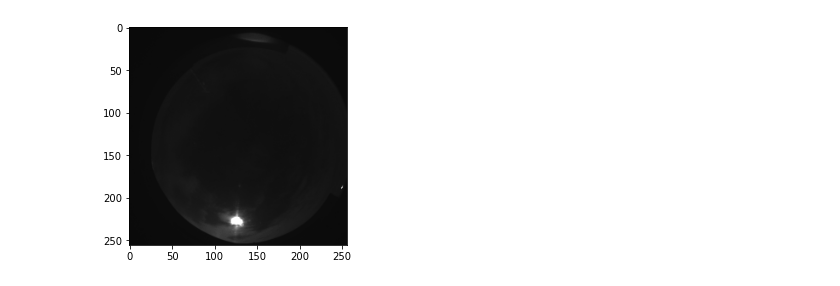
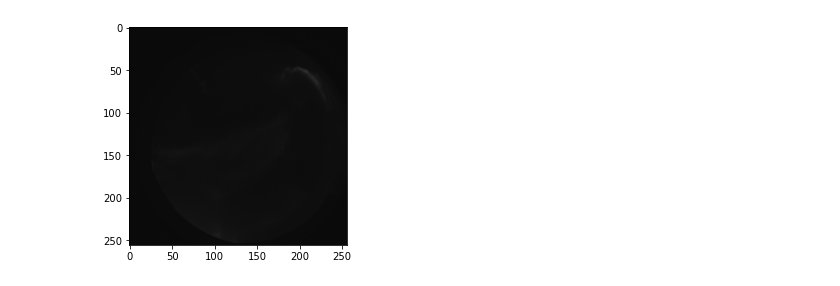
Before and after one commit to GarryGao00/themis_video_generator, a Jupyter notebook: image_enhancement_test.ipynb, the cells around one changed output. Cells and saved outputs as stored; diff of their text form; code cells hidden in the pictures.

```diff
--- a/image_enhancement_test.ipynb
+++ b/image_enhancement_test.ipynb
@@ -5,7 +6,7 @@ import matplotlib.pyplot as plt
 # %%
-image_path = '/Volumes/Garrys_T7/themis_video_generator/rank20200104000000.pgm'
+image_path = '/Volumes/Garrys_T7/rtroyer-useful-functions/image/rank/tmp/2020-01-04/decompressed/rank20200104074248.pgm'
 img= cv2.imread(image_path, 0)
 plt.imshow(img, cmap='gray', vmin=0, vmax=255)
 plt.show()
 # %% [output]
-[figure, old version]
+[figure, new version]
```
Also changed, not shown: parts of 14 cells of this notebook, 1 other file.
